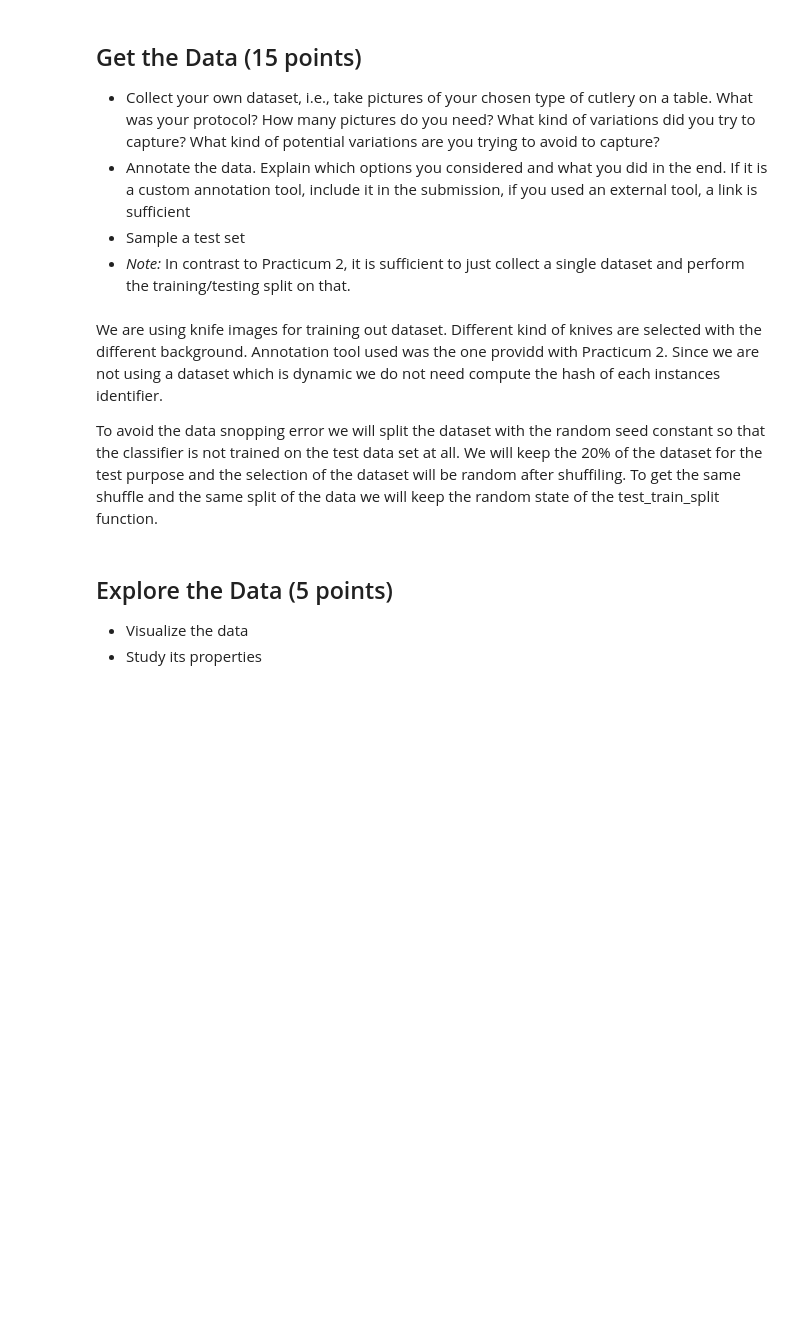
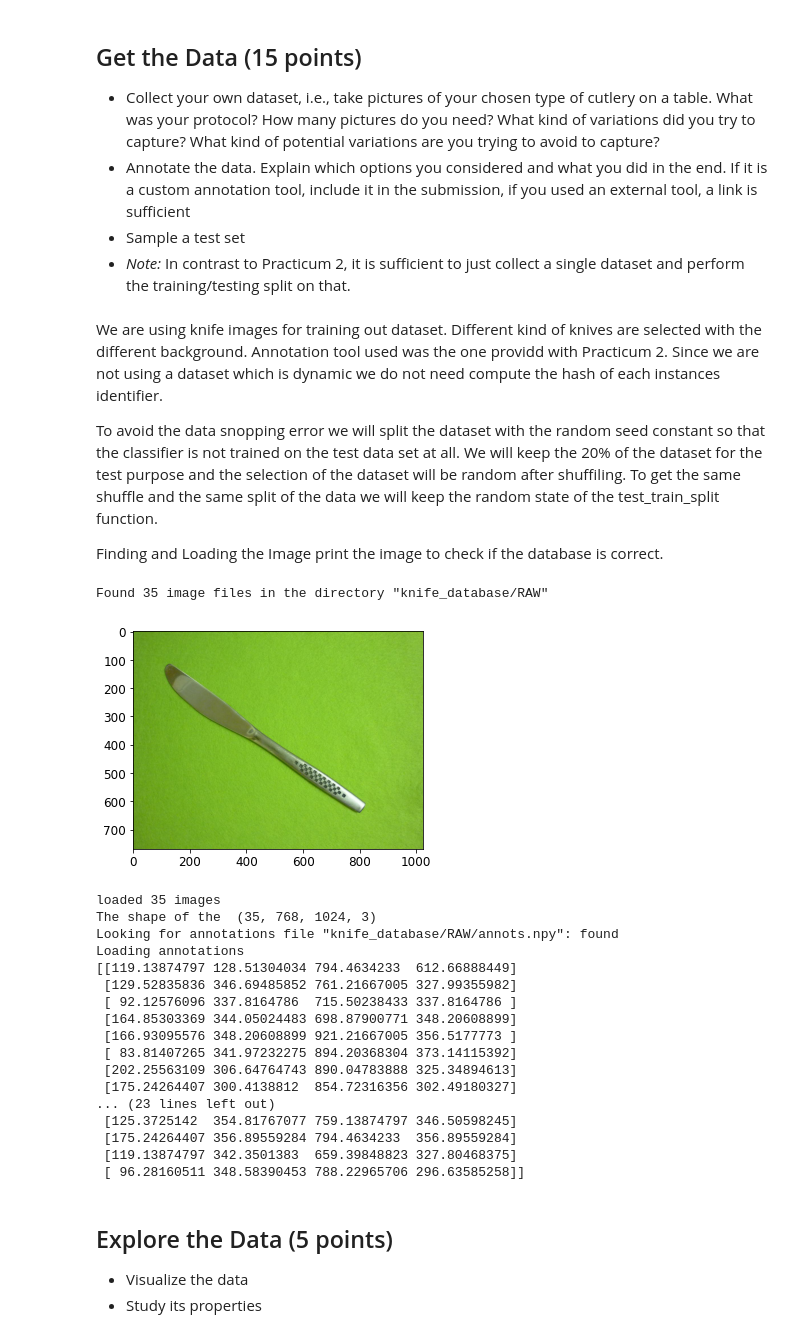
Before and after one commit to ShantanuShivankar/Machine_learning, a Jupyter notebook: RO47002_2020_2021_Final_Assignment/Final Assignment.ipynb, the cells around one changed output. Saved outputs shown, nothing was run; the diff lists cells and outputs as text; code cells hidden in the pictures; blank space fills up the shorter version.

```diff
--- a/RO47002_2020_2021_Final_Assignment/Final Assignment.ipynb
+++ b/RO47002_2020_2021_Final_Assignment/Final Assignment.ipynb
@@ -66,3 +100,5 @@ Annotation tool used was the one providd with Practicum 2.
 Since we are not using a dataset which is dynamic we do not need compute the hash of each instances identifier.
 
 To avoid the data snopping error we will split the dataset with the random seed constant so that the classifier is not trained on the test data set at all. We will keep the 20% of the dataset for the test purpose and the selection of the dataset will be random after shuffiling. To get the same shuffle and the same split of the data we will keep the random state of the test_train_split function.
+
+Finding and Loading the Image print the image to check if the database is correct.
@@ -71,3 +105,68 @@ To avoid the data snopping error we will split the dataset with the random seed
+# %%
+import glob
+#image check funtion
+def list_images(image_dir, filename_expression='*.JPG'):
+    filenames = glob.glob(os.path.join(image_dir, filename_expression))
+    filenames = sorted(filenames) # important for cross-platform compatiblity
+    print(f'Found {len(filenames)} image files in the directory "{image_dir}"')
+    return filenames
+
+#making the list of the filenames
+IMAGE_DIR = 'knife_database/RAW'
+filenames = list_images(IMAGE_DIR)
+N = len(filenames)
+
+#printing the shape of the imagef from our folder and asserting that it is of correct size after annotation
+I = plt.imread(filenames[0])
+plt.figure()
+plt.imshow(I)
+plt.show()
+
+#loading the list of the images in a single variable
+Is = [plt.imread(filename) for filename in filenames]
+print('loaded %d images' % len(Is))
+print("The shape of the ",np.shape(Is))
+
+#using picle module to import the annotations of the image
+import pickle
+
+annots = None # store your results in the variable `annots`
+annot_filename = os.path.join(IMAGE_DIR, 'annots.npy')
+
+annot_exists = os.path.isfile(annot_filename)
+print(f'Looking for annotations file "{annot_filename}":', 'found' if annot_exists else 'NOT found')
+
+if annot_exists:
+    print('Loading annotations')
+    annots = pickle.load(open(annot_filename, 'rb'))
+else:
+    print('Initializing empty annotations array')
+    annots = np.zeros((N,4)) # x1, y1, x2, y2
+
+#asserting the shape and the type of annots array
+assert(type(annots) == np.ndarray)
+print(annots)
+assert(annots.shape == (35, 4))
+# %% [output]
+Found 35 image files in the directory "knife_database/RAW"
+[figure, added]
+loaded 35 images
+The shape of the  (35, 768, 1024, 3)
+Looking for annotations file "knife_database/RAW/annots.npy": found
+Loading annotations
+[[119.13874797 128.51304034 794.4634233  612.66888449]
+ [129.52835836 346.69485852 761.21667005 327.99355982]
+ [ 92.12576096 337.8164786  715.50238433 337.8164786 ]
+ [164.85303369 344.05024483 698.87900771 348.20608899]
+ [166.93095576 348.20608899 921.21667005 356.5177773 ]
+ [ 83.81407265 341.97232275 894.20368304 373.14115392]
+ [202.25563109 306.64764743 890.04783888 325.34894613]
+ [175.24264407 300.4138812  854.72316356 302.49180327]
+... (23 lines left out)
+ [125.3725142  354.81767077 759.13874797 346.50598245]
+ [175.24264407 356.89559284 794.4634233  356.89559284]
+ [119.13874797 342.3501383  659.39848823 327.80468375]
+ [ 96.28160511 348.58390453 788.22965706 296.63585258]]
 # %% [markdown]
 ## Explore the Data (5 points)
 - Visualize the data
```
Also changed, not shown: parts of 2 cells of this notebook, 1 other file.
